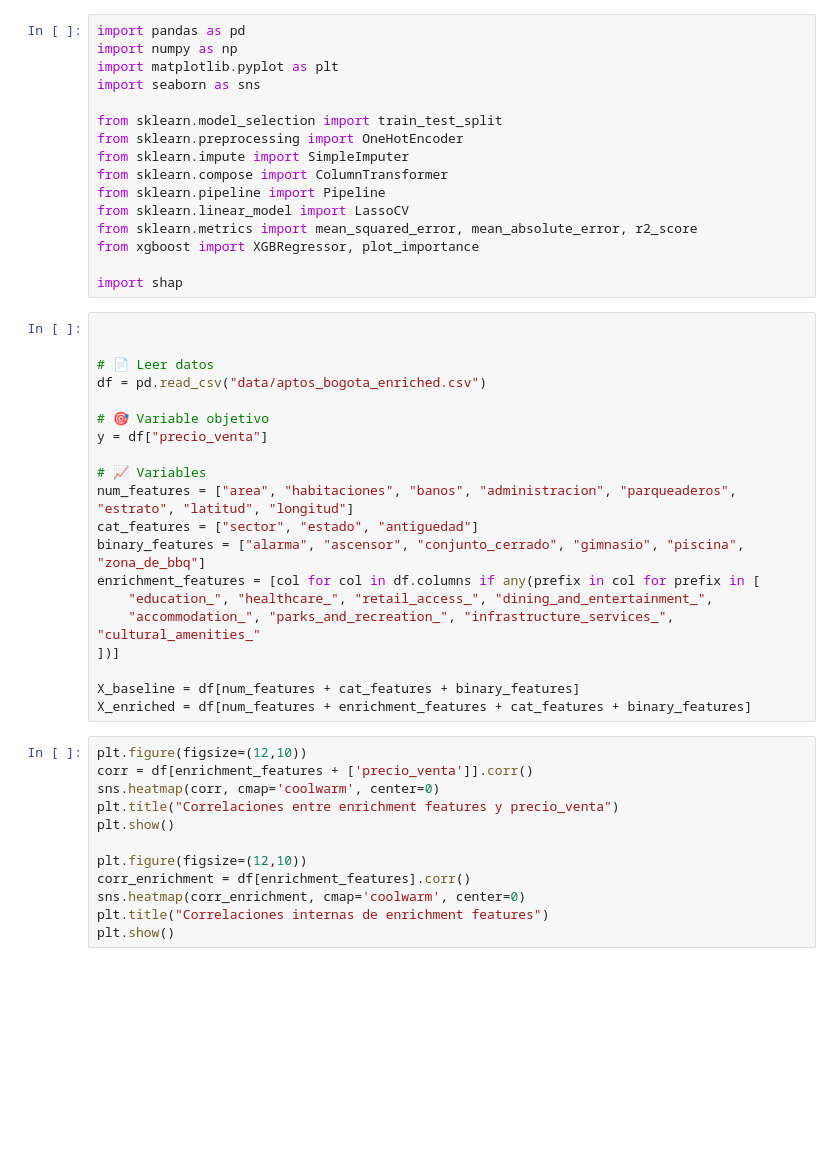
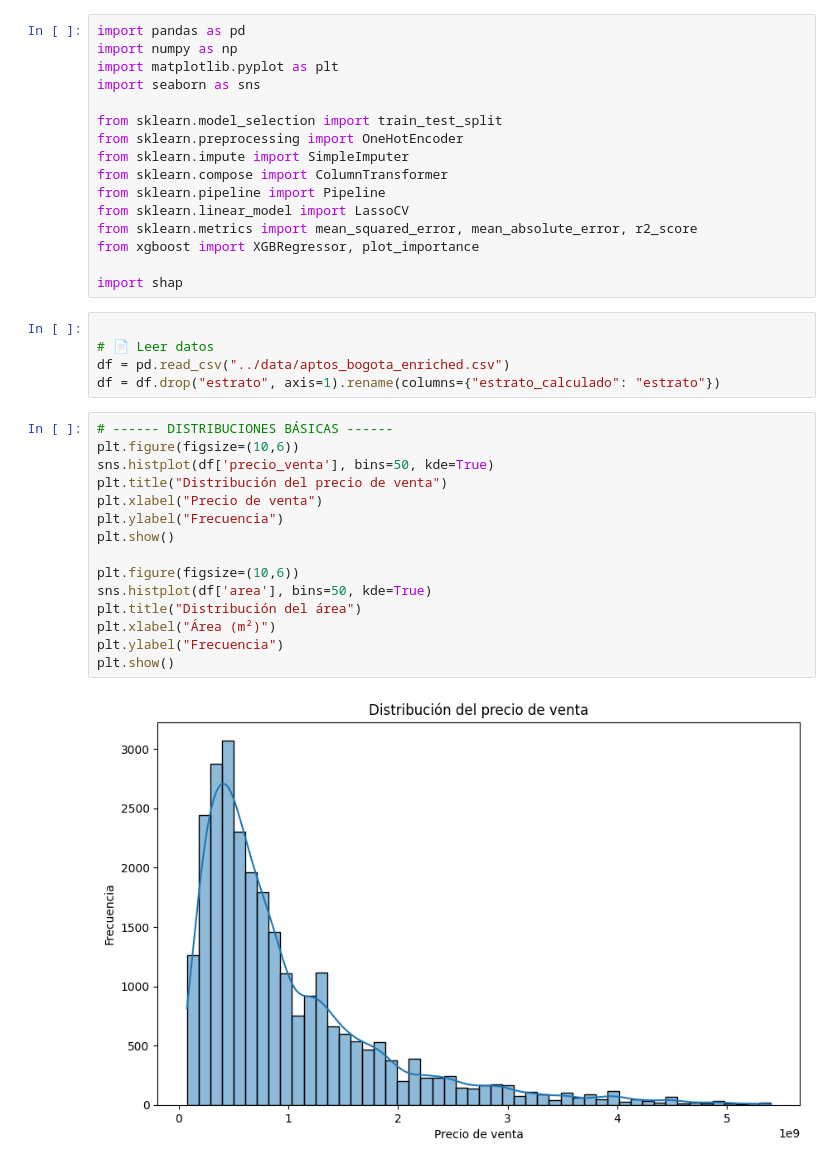
Before and after one commit to thordickinson/maestria-ia, a Jupyter notebook: indexador-py/notebooks/3.1.analisis_datos_aumentados.ipynb, the cells around one changed output. Drawn from its saved outputs; the diff is of its cells as text; blank space fills up the shorter version.

```diff
--- a/indexador-py/notebooks/3.1.analisis_datos_aumentados.ipynb
+++ b/indexador-py/notebooks/3.1.analisis_datos_aumentados.ipynb
@@ -16,33 +16,23 @@ from xgboost import XGBRegressor, plot_importance
 import shap
 # %%
 
-
 # 📄 Leer datos
-df = pd.read_csv("data/aptos_bogota_enriched.csv")
-
-# 🎯 Variable objetivo
-y = df["precio_venta"]
-
-# 📈 Variables
-num_features = ["area", "habitaciones", "banos", "administracion", "parqueaderos", "estrato", "latitud", "longitud"]
-cat_features = ["sector", "estado", "antiguedad"]
-binary_features = ["alarma", "ascensor", "conjunto_cerrado", "gimnasio", "piscina", "zona_de_bbq"]
-enrichment_features = [col for col in df.columns if any(prefix in col for prefix in [
-    "education_", "healthcare_", "retail_access_", "dining_and_entertainment_",
-    "accommodation_", "parks_and_recreation_", "infrastructure_services_", "cultural_amenities_"
-])]
-
-X_baseline = df[num_features + cat_features + binary_features]
-X_enriched = df[num_features + enrichment_features + cat_features + binary_features]
+df = pd.read_csv("../data/aptos_bogota_enriched.csv")
+df = df.drop("estrato", axis=1).rename(columns={"estrato_calculado": "estrato"})
-# %%
-plt.figure(figsize=(12,10))
-corr = df[enrichment_features + ['precio_venta']].corr()
-sns.heatmap(corr, cmap='coolwarm', center=0)
-plt.title("Correlaciones entre enrichment features y precio_venta")
-plt.show()
-
-plt.figure(figsize=(12,10))
-corr_enrichment = df[enrichment_features].corr()
-sns.heatmap(corr_enrichment, cmap='coolwarm', center=0)
-plt.title("Correlaciones internas de enrichment features")
-plt.show()
+# %%
+# ------ DISTRIBUCIONES BÁSICAS ------
+plt.figure(figsize=(10,6))
+sns.histplot(df['precio_venta'], bins=50, kde=True)
+plt.title("Distribución del precio de venta")
+plt.xlabel("Precio de venta")
+plt.ylabel("Frecuencia")
+plt.show()
+
+plt.figure(figsize=(10,6))
+sns.histplot(df['area'], bins=50, kde=True)
+plt.title("Distribución del área")
+plt.xlabel("Área (m²)")
+plt.ylabel("Frecuencia")
+plt.show()
+# %% [output]
+[figure, added]
```
Also changed, not shown: parts of 5 cells of this notebook, 13 other files.
